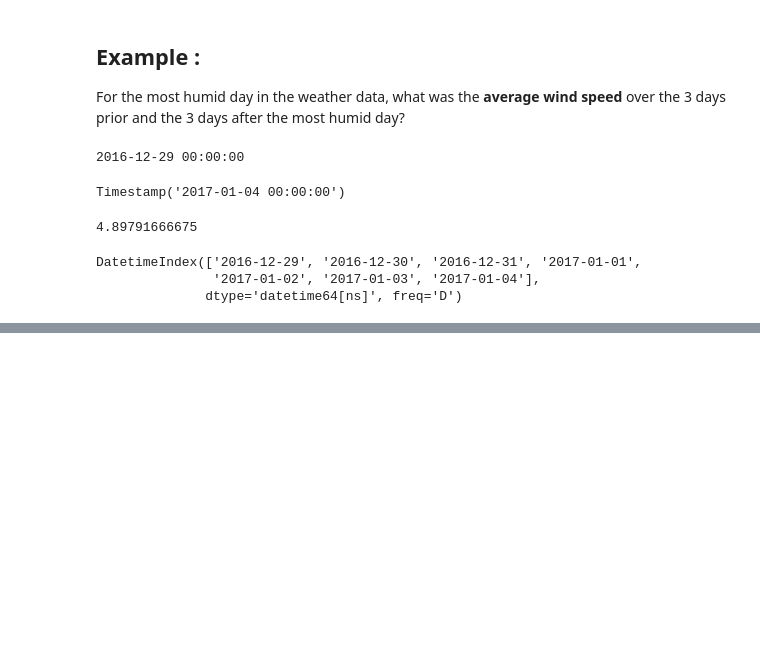
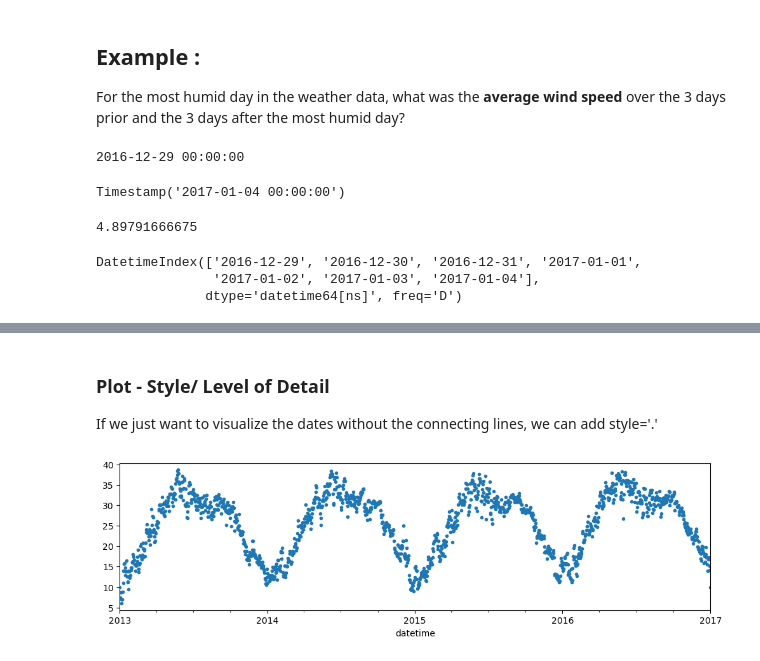
Before and after one commit to hawkeyedatatsai/Time-Series-Analysis, a Jupyter notebook: 4-Timedeltas & Date Ranges.ipynb, the cells around one changed output, grey strips where cells are left out. Saved outputs shown, nothing was run; the diff lists cells and outputs as text; code cells hidden in the pictures; blank space fills up the shorter version.

```diff
--- a/4-Timedeltas & Date Ranges.ipynb
+++ b/4-Timedeltas & Date Ranges.ipynb
@@ -79,0 +116,8 @@ KeyError: "[Timestamp('2017-01-02 00:00:00'), Timestamp('2017-01-03 00:00:00'),
+# %% [markdown]
+### Plot - Style/ Level of Detail
+If we just want to visualize the dates without the connecting lines, we can add style='.'
+# %%
+## we can also visualize just the markers without the line
+ax = ts.plot(style='.');
+# %% [output]
+[figure, added]
```
Also changed, not shown: parts of 12 cells of this notebook.
